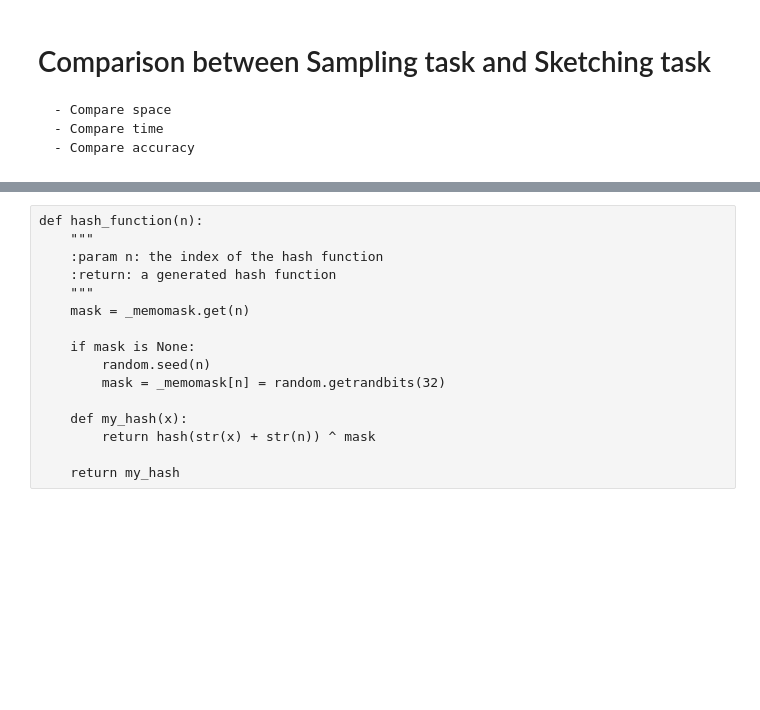
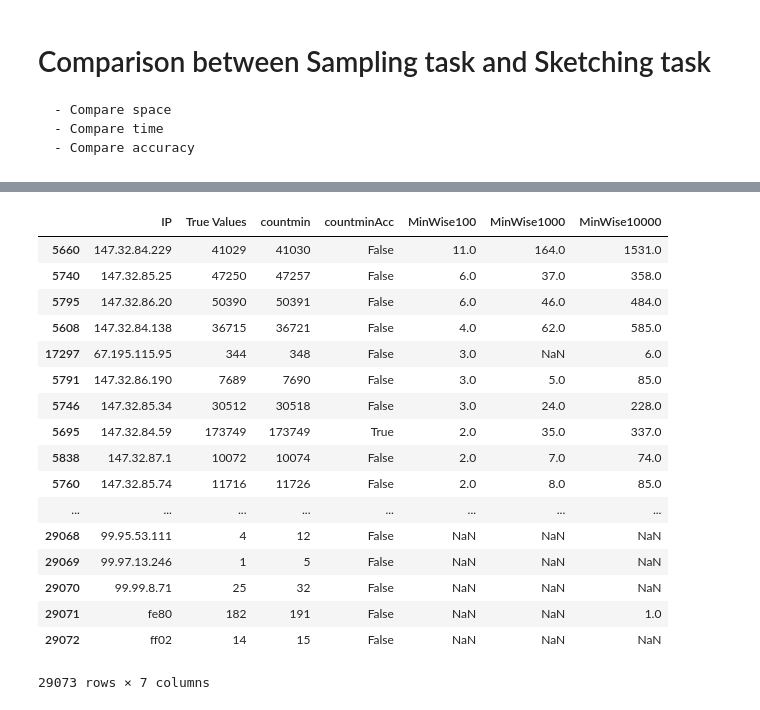
Before and after one commit to PedroCaldeira/CDA2018_G35, a Jupyter notebook: 3rd assignment/Task Sketching.ipynb, the cells around one changed output, grey strips where cells are left out. Saved outputs shown, nothing was run; the diff lists cells and outputs as text; code cells hidden in the pictures; blank space fills up the shorter version.

```diff
--- a/3rd assignment/Task Sketching.ipynb
+++ b/3rd assignment/Task Sketching.ipynb
@@ -224,16 +194,12 @@ def hash_function(n):
-# %% [raw]
-def hash_function(n):
-    """
-    :param n: the index of the hash function
-    :return: a generated hash function
-    """
-    mask = _memomask.get(n)
-
-    if mask is None:
-        random.seed(n)
-        mask = _memomask[n] = random.getrandbits(32)
-
-    def my_hash(x):
-        return hash(str(x) + str(n)) ^ mask
-
-    return my_hash
+# %%
+MinWiseSamp100 = pd.read_csv('MinWiseSample100.csv')
+MinWiseSamp100 = MinWiseSamp100.drop(columns=['Unnamed: 0'])
+MinWiseSamp100 = MinWiseSamp100.rename(index=str, columns={ "MinWise":"MinWise100"})
+# %%
+MinWiseSamp1000 = pd.read_csv('MinWiseSample1000.csv')
+MinWiseSamp1000 = MinWiseSamp1000.drop(columns=['Unnamed: 0'])
+MinWiseSamp1000 = MinWiseSamp1000.rename(index=str, columns={ "MinWise":"MinWise1000"})
+# %%
+MinWiseSamp10000 = pd.read_csv('MinWiseSample10000.csv')
+MinWiseSamp10000 = MinWiseSamp10000.drop(columns=['Unnamed: 0'])
+MinWiseSamp10000 = MinWiseSamp10000.rename(index=str, columns={ "MinWise":"MinWise10000"})
@@ -239,0 +210,21 @@ def hash_function(n):
+# %%
+finalDF.sort_values('MinWise100',ascending=False)
+# %% [output]
+|  | IP | True Values | countmin | countminAcc | MinWise100 | MinWise1000 | MinWise10000 |
+| 5660 | 147.32.84.229 | 41029 | 41030 | False | 11.0 | 164.0 | 1531.0 |
+| 5740 | 147.32.85.25 | 47250 | 47257 | False | 6.0 | 37.0 | 358.0 |
+| 5795 | 147.32.86.20 | 50390 | 50391 | False | 6.0 | 46.0 | 484.0 |
+| 5608 | 147.32.84.138 | 36715 | 36721 | False | 4.0 | 62.0 | 585.0 |
+| 17297 | 67.195.115.95 | 344 | 348 | False | 3.0 | NaN | 6.0 |
+| 5791 | 147.32.86.190 | 7689 | 7690 | False | 3.0 | 5.0 | 85.0 |
+| 5746 | 147.32.85.34 | 30512 | 30518 | False | 3.0 | 24.0 | 228.0 |
+| 5695 | 147.32.84.59 | 173749 | 173749 | True | 2.0 | 35.0 | 337.0 |
+| 5838 | 147.32.87.1 | 10072 | 10074 | False | 2.0 | 7.0 | 74.0 |
+| 5760 | 147.32.85.74 | 11716 | 11726 | False | 2.0 | 8.0 | 85.0 |
+| ... | ... | ... | ... | ... | ... | ... | ... |
+| 29068 | 99.95.53.111 | 4 | 12 | False | NaN | NaN | NaN |
+| 29069 | 99.97.13.246 | 1 | 5 | False | NaN | NaN | NaN |
+| 29070 | 99.99.8.71 | 25 | 32 | False | NaN | NaN | NaN |
+| 29071 | fe80 | 182 | 191 | False | NaN | NaN | 1.0 |
+| 29072 | ff02 | 14 | 15 | False | NaN | NaN | NaN |
+29073 rows × 7 columns
```
Also changed, not shown: parts of 30 cells of this notebook, 4 other files.
